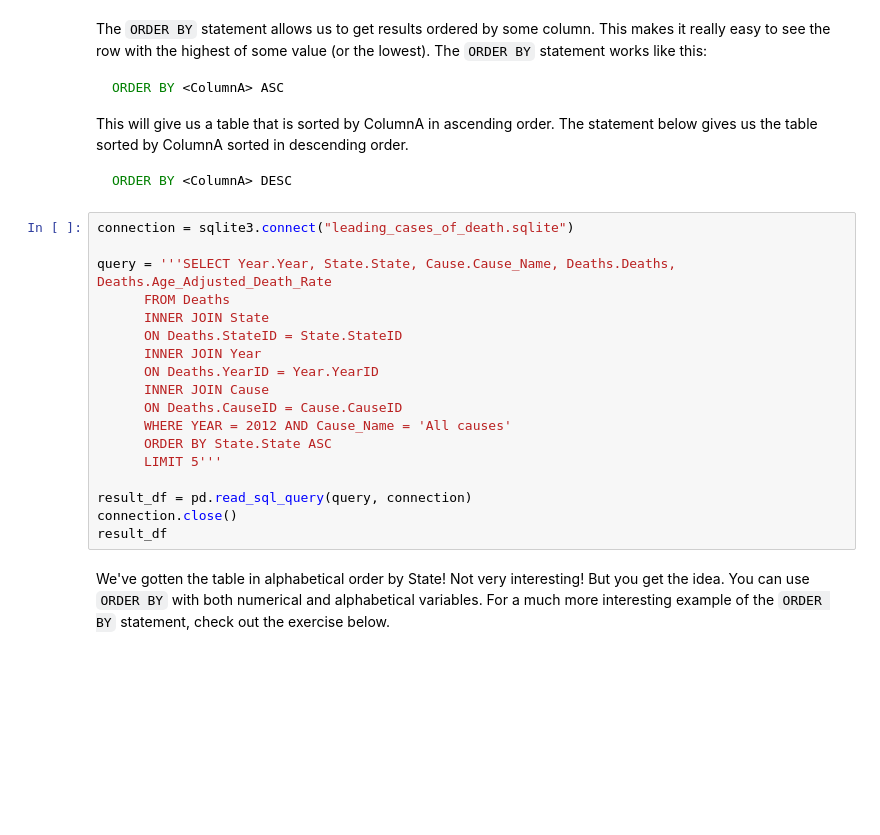
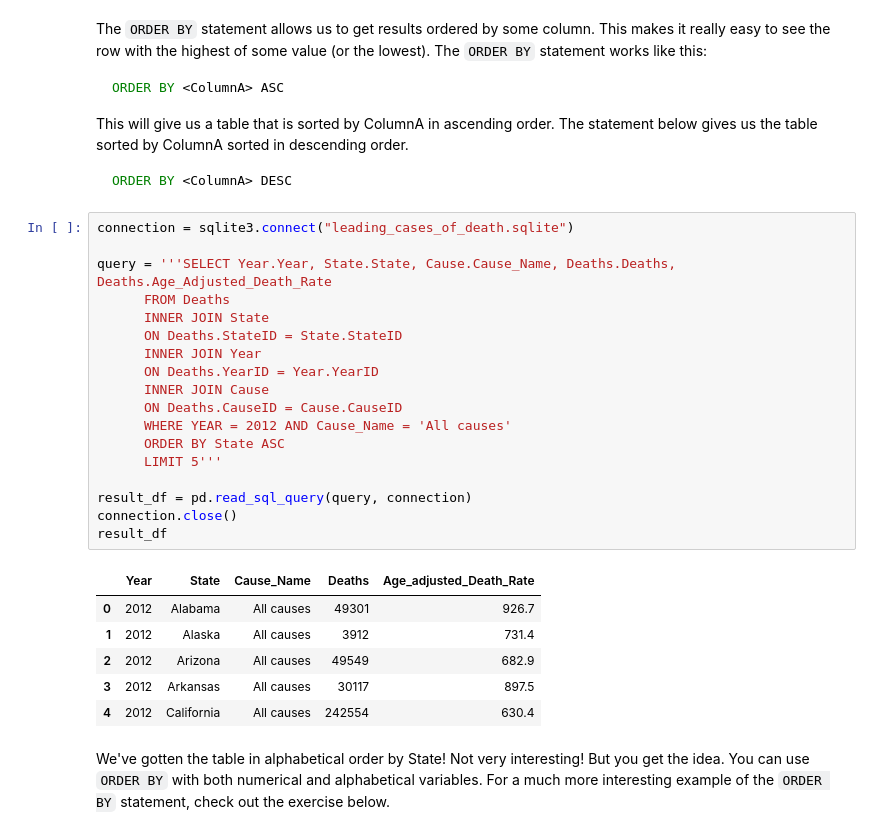
Before and after one commit to LuciMoore/sql_workshop, a Jupyter notebook: sqlite_workshop.ipynb, the cells around one changed output. Drawn from its saved outputs; the diff is of its cells as text; blank space fills up the shorter version.

```diff
--- a/sqlite_workshop.ipynb
+++ b/sqlite_workshop.ipynb
@@ -364,21 +510,28 @@ ORDER BY <ColumnA> DESC
 # %%
 connection = sqlite3.connect("leading_cases_of_death.sqlite")
 
 query = '''SELECT Year.Year, State.State, Cause.Cause_Name, Deaths.Deaths, Deaths.Age_Adjusted_Death_Rate
       FROM Deaths
       INNER JOIN State
       ON Deaths.StateID = State.StateID
       INNER JOIN Year
       ON Deaths.YearID = Year.YearID
       INNER JOIN Cause
       ON Deaths.CauseID = Cause.CauseID
       WHERE YEAR = 2012 AND Cause_Name = 'All causes'
-      ORDER BY State.State ASC
+      ORDER BY State ASC
       LIMIT 5'''
 
 result_df = pd.read_sql_query(query, connection)
 connection.close()
 result_df
+# %% [output]
+|  | Year | State | Cause_Name | Deaths | Age_adjusted_Death_Rate |
+| 0 | 2012 | Alabama | All causes | 49301 | 926.7 |
+| 1 | 2012 | Alaska | All causes | 3912 | 731.4 |
+| 2 | 2012 | Arizona | All causes | 49549 | 682.9 |
+| 3 | 2012 | Arkansas | All causes | 30117 | 897.5 |
+| 4 | 2012 | California | All causes | 242554 | 630.4 |
 # %% [markdown]
 We've gotten the table in alphabetical order by State! Not very interesting! But you get the idea. You can use `ORDER BY` with both numerical and alphabetical variables. For a much more interesting example of the `ORDER BY` statement, check out the exercise below.
 # %% [markdown]
```
Also changed, not shown: parts of 29 cells of this notebook.
